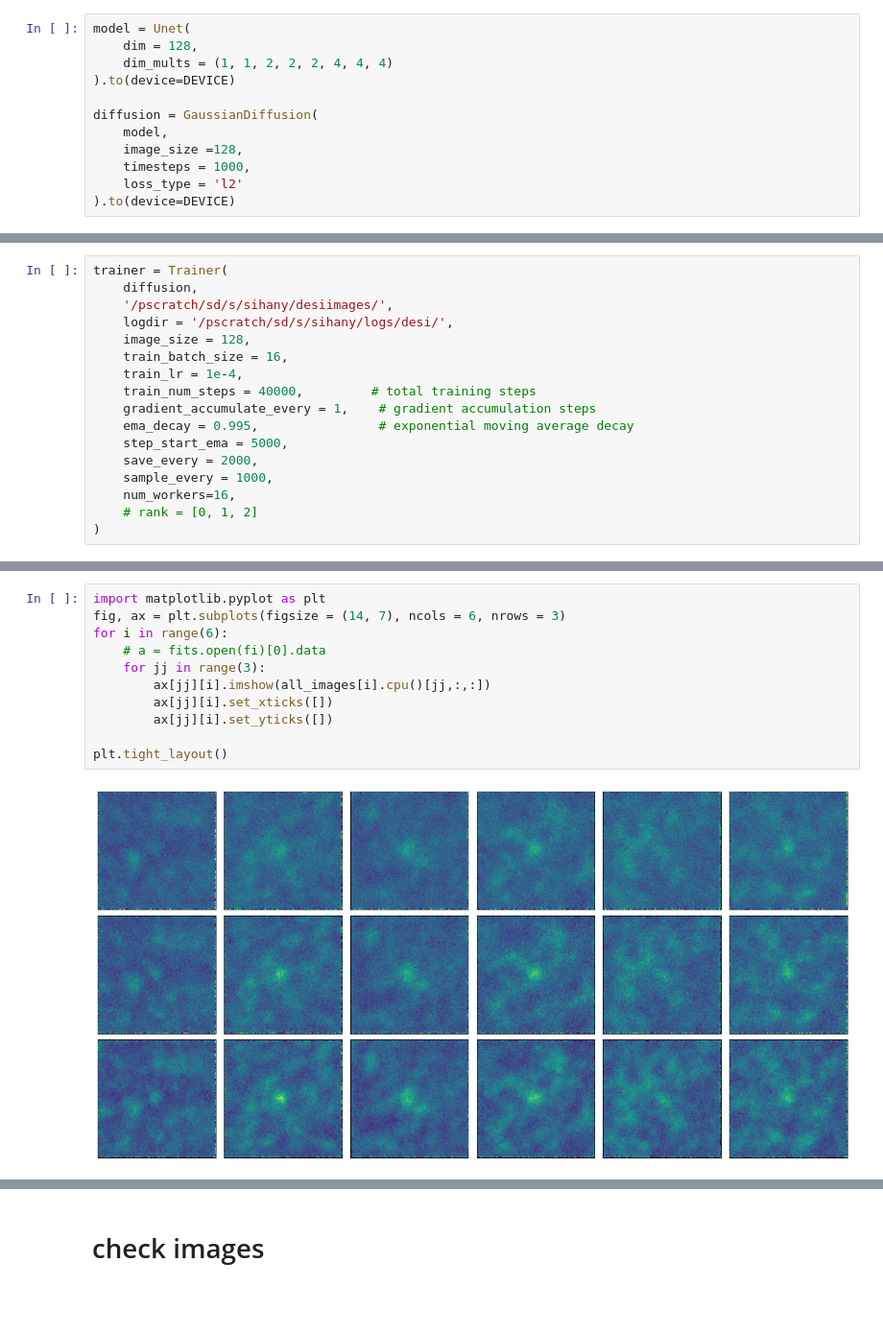
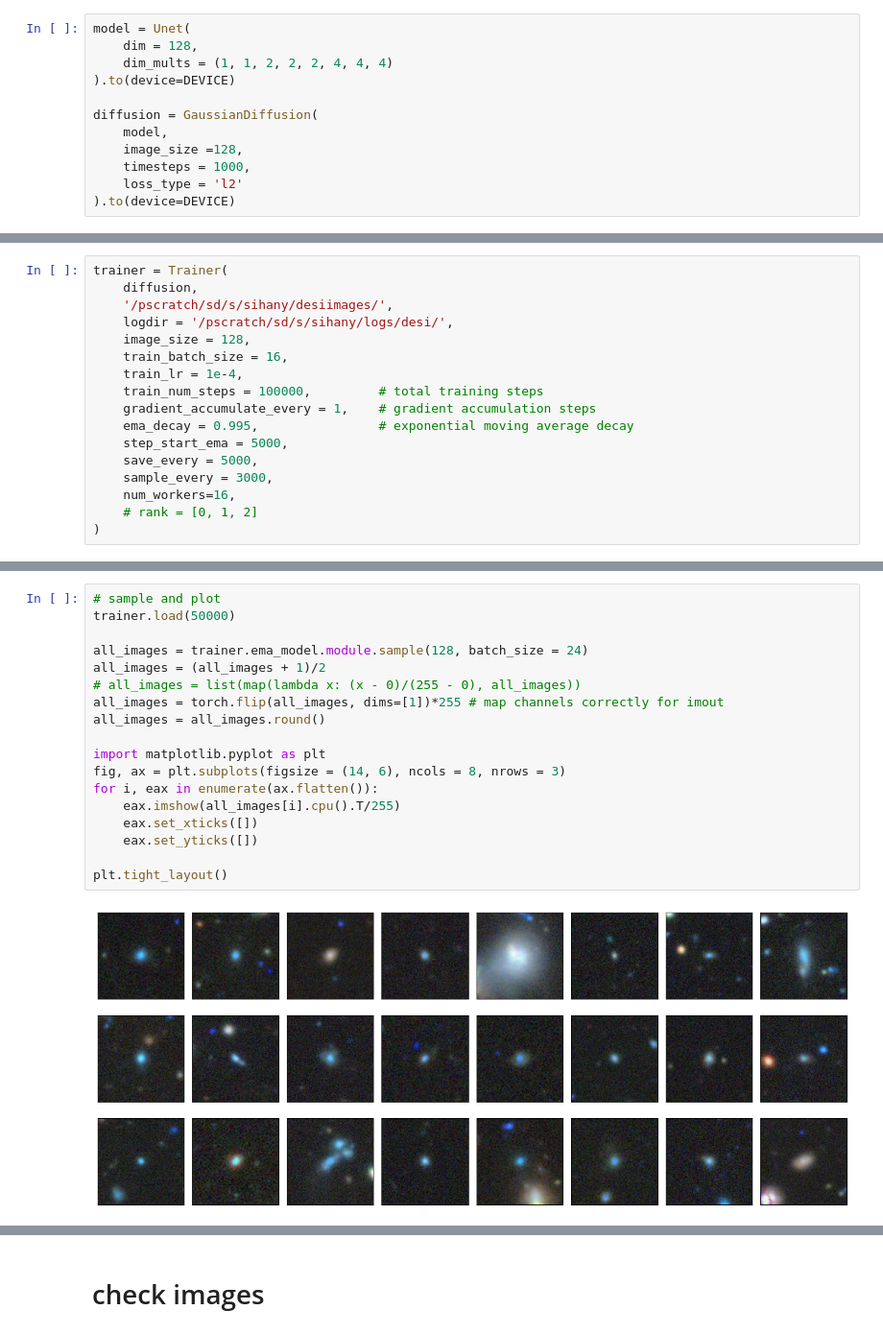
Before and after one commit to SandyYuan/galaxydiffuser, a Jupyter notebook: test_ddpm_torch.ipynb, the cells around one changed output, grey strips where cells are left out. Shown at 96% size. Cells and saved outputs as stored; diff of their text form; blank space fills up the shorter version.

```diff
--- a/test_ddpm_torch.ipynb
+++ b/test_ddpm_torch.ipynb
@@ -55,12 +34,12 @@ trainer = Trainer(
     image_size = 128,
     train_batch_size = 16,
     train_lr = 1e-4,
-    train_num_steps = 40000,         # total training steps
+    train_num_steps = 100000,         # total training steps
     gradient_accumulate_every = 1,    # gradient accumulation steps
     ema_decay = 0.995,                # exponential moving average decay
     step_start_ema = 5000,
-    save_every = 2000,
-    sample_every = 1000,
+    save_every = 5000,
+    sample_every = 3000,
     num_workers=16,
     # rank = [0, 1, 2]
 )
@@ -89,13 +52,20 @@ plt.hist(all_images[0].cpu()[0].flatten())
-# %%
-import matplotlib.pyplot as plt
-fig, ax = plt.subplots(figsize = (14, 7), ncols = 6, nrows = 3)
-for i in range(6):
-    # a = fits.open(fi)[0].data
-    for jj in range(3):
-        ax[jj][i].imshow(all_images[i].cpu()[jj,:,:])
-        ax[jj][i].set_xticks([])
-        ax[jj][i].set_yticks([])
-
-plt.tight_layout()
-# %% [output]
-[figure, removed]
+# %%
+# sample and plot
+trainer.load(50000)
+
+all_images = trainer.ema_model.module.sample(128, batch_size = 24)
+all_images = (all_images + 1)/2
+# all_images = list(map(lambda x: (x - 0)/(255 - 0), all_images))
+all_images = torch.flip(all_images, dims=[1])*255 # map channels correctly for imout
+all_images = all_images.round()
+
+import matplotlib.pyplot as plt
+fig, ax = plt.subplots(figsize = (14, 6), ncols = 8, nrows = 3)
+for i, eax in enumerate(ax.flatten()):
+    eax.imshow(all_images[i].cpu().T/255)
+    eax.set_xticks([])
+    eax.set_yticks([])
+
+plt.tight_layout()
+# %% [output]
+[figure, added]
```
Also changed, not shown: parts of 17 cells of this notebook, 2 other files.
